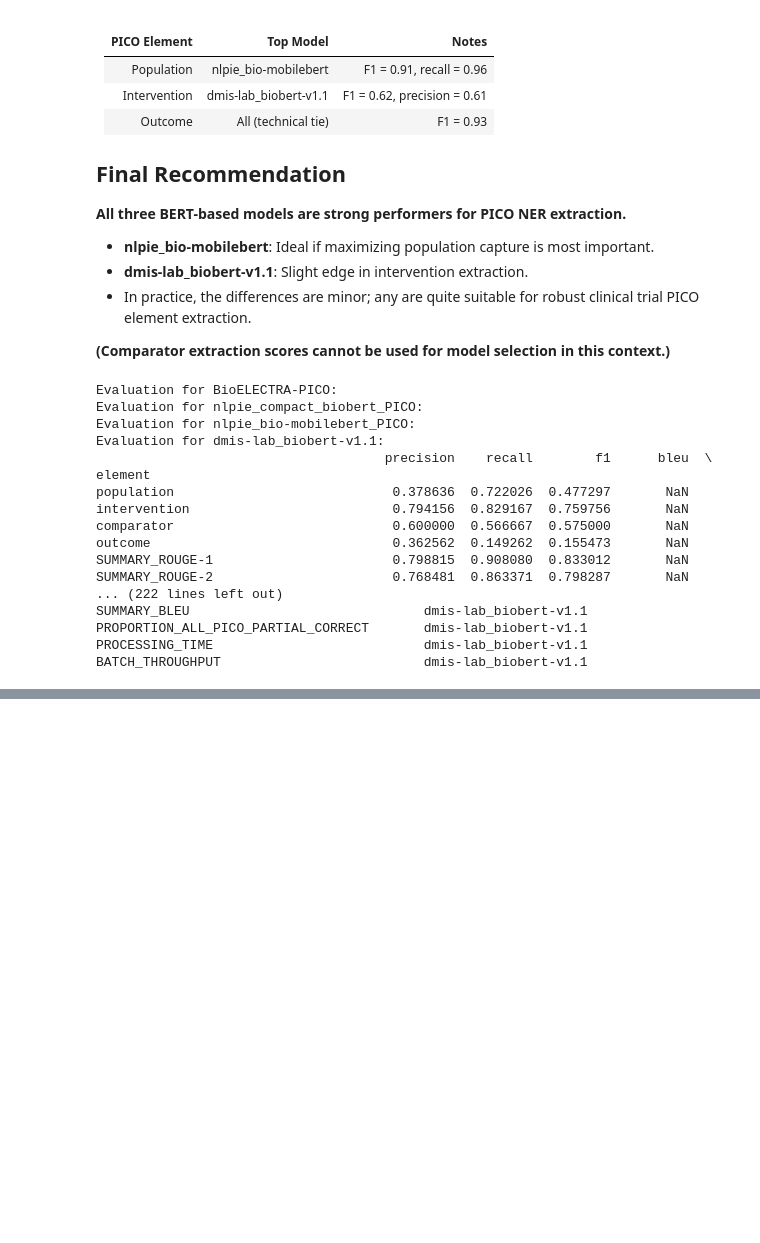
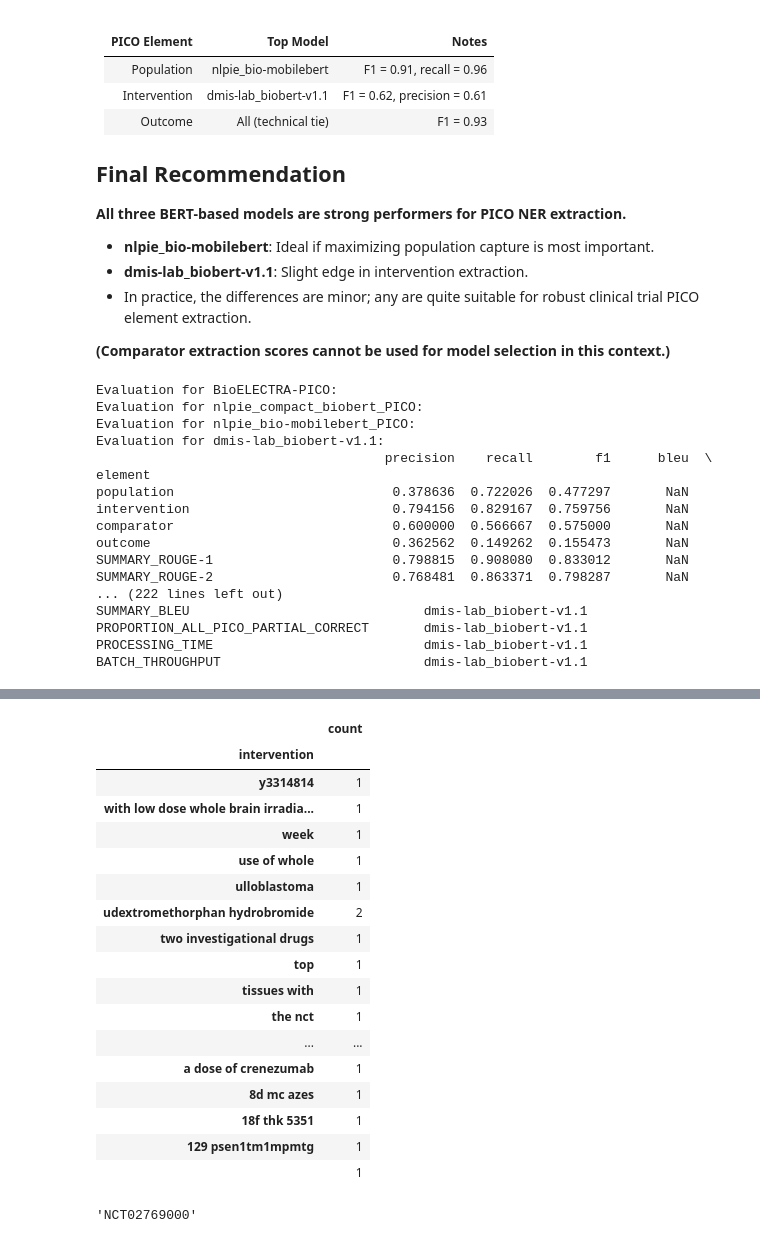
Before and after one commit to ElenJ/biomed-extractor, a Jupyter notebook: app/nlp/compare_model_performance.ipynb, the cells around one changed output, grey strips where cells are left out. Drawn from its saved outputs; the diff is of its cells as text; code cells hidden in the pictures; blank space fills up the shorter version.

```diff
--- a/app/nlp/compare_model_performance.ipynb
+++ b/app/nlp/compare_model_performance.ipynb
@@ -368,0 +406,35 @@ combined_table.to_csv("all model results on gold.txt", sep='\t', decimal=',')
+# %%
+agg_df = (
+    clinicaltrials_processed.drop_duplicates(subset=['nctId', 'intervention'])
+    .groupby('intervention')
+    .agg(count=('intervention', 'size'))
+    .sort_values(by='intervention', ascending=False)
+)
+agg_df
+# %% [output]
+|  | count |
+| intervention |  |
+| y3314814 | 1 |
+| with low dose whole brain irradia... | 1 |
+| week | 1 |
+| use of whole | 1 |
+| ulloblastoma | 1 |
+| udextromethorphan hydrobromide | 2 |
+| two investigational drugs | 1 |
+| top | 1 |
+| tissues with | 1 |
+| the nct | 1 |
+| ... | ... |
+| a dose of crenezumab | 1 |
+| 8d mc azes | 1 |
+| 18f thk 5351 | 1 |
+| 129 psen1tm1mpmtg | 1 |
+|  | 1 |
+# %%
+# extract nctID string from dataframe where intervention contains 'the nct'
+matches = res_mobilebert.loc[res_mobilebert['intervention'].str.contains('use of whole', na=False), 'nctId']
+# If there is at least one match, take the first; otherwise None
+nctid = matches.iloc[0] if not matches.empty else None
+nctid
+# %% [output]
+'NCT02769000'
```
Also changed, not shown: parts of 8 cells of this notebook.
